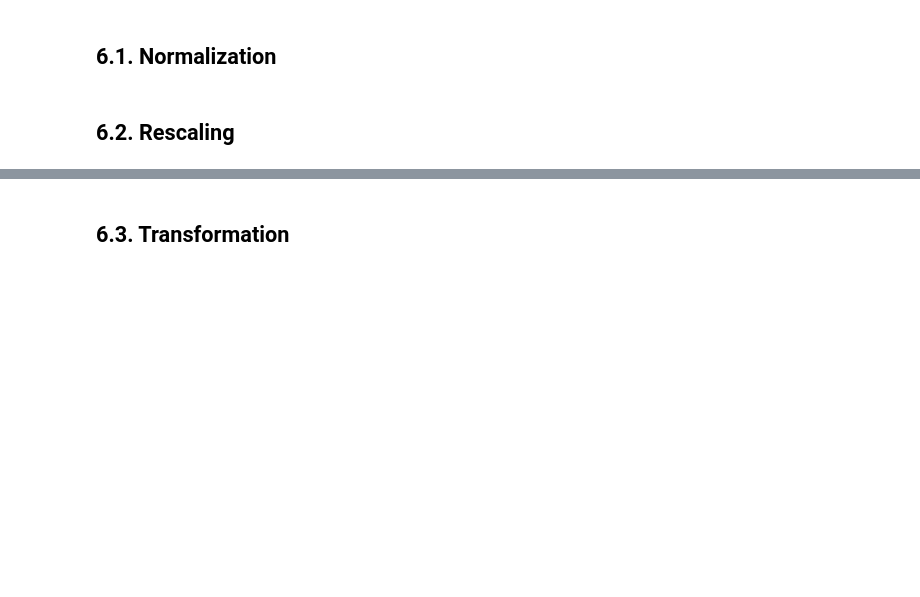
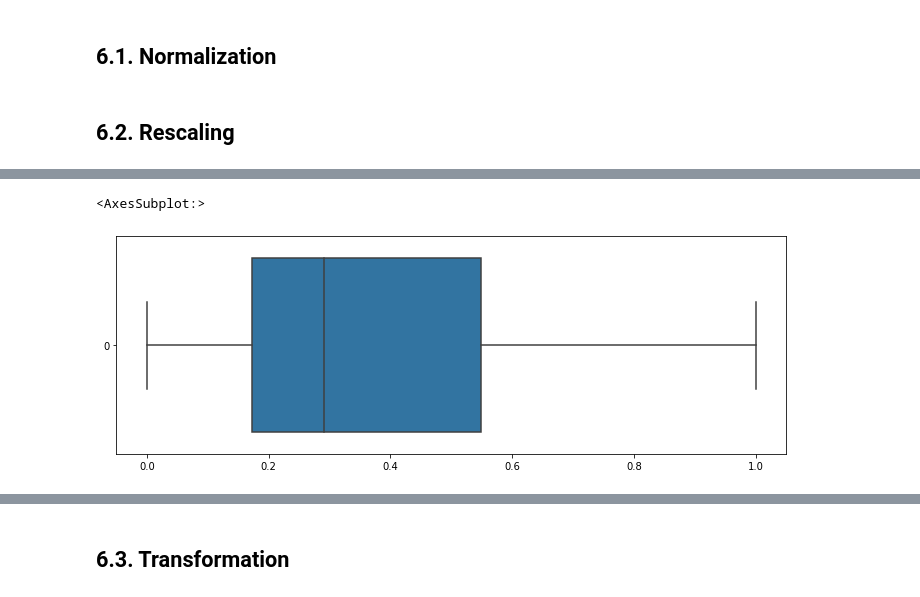
Before and after one commit to gabrielhpr/InstacartClustering, a Jupyter notebook: InstacartClustering.ipynb, the cells around one changed output, grey strips where cells are left out. Cells and saved outputs as stored; diff of their text form; code cells hidden in the pictures; blank space fills up the shorter version.

```diff
--- a/InstacartClustering.ipynb
+++ b/InstacartClustering.ipynb
@@ -451,0 +599,9 @@ cat_data['department'].value_counts().sort_values(ascending=False).reset_index()
+# %%
+mms = MinMaxScaler()
+df6['recency'] = mms.fit_transform( df6[['recency']].values )
+# %%
+plt.figure(figsize=(12,4))
+sns.boxplot( data=df6['recency'], orient='h' )
+# %% [output]
+<AxesSubplot:>
+[figure, added]
```
Also changed, not shown: parts of 28 cells of this notebook.
